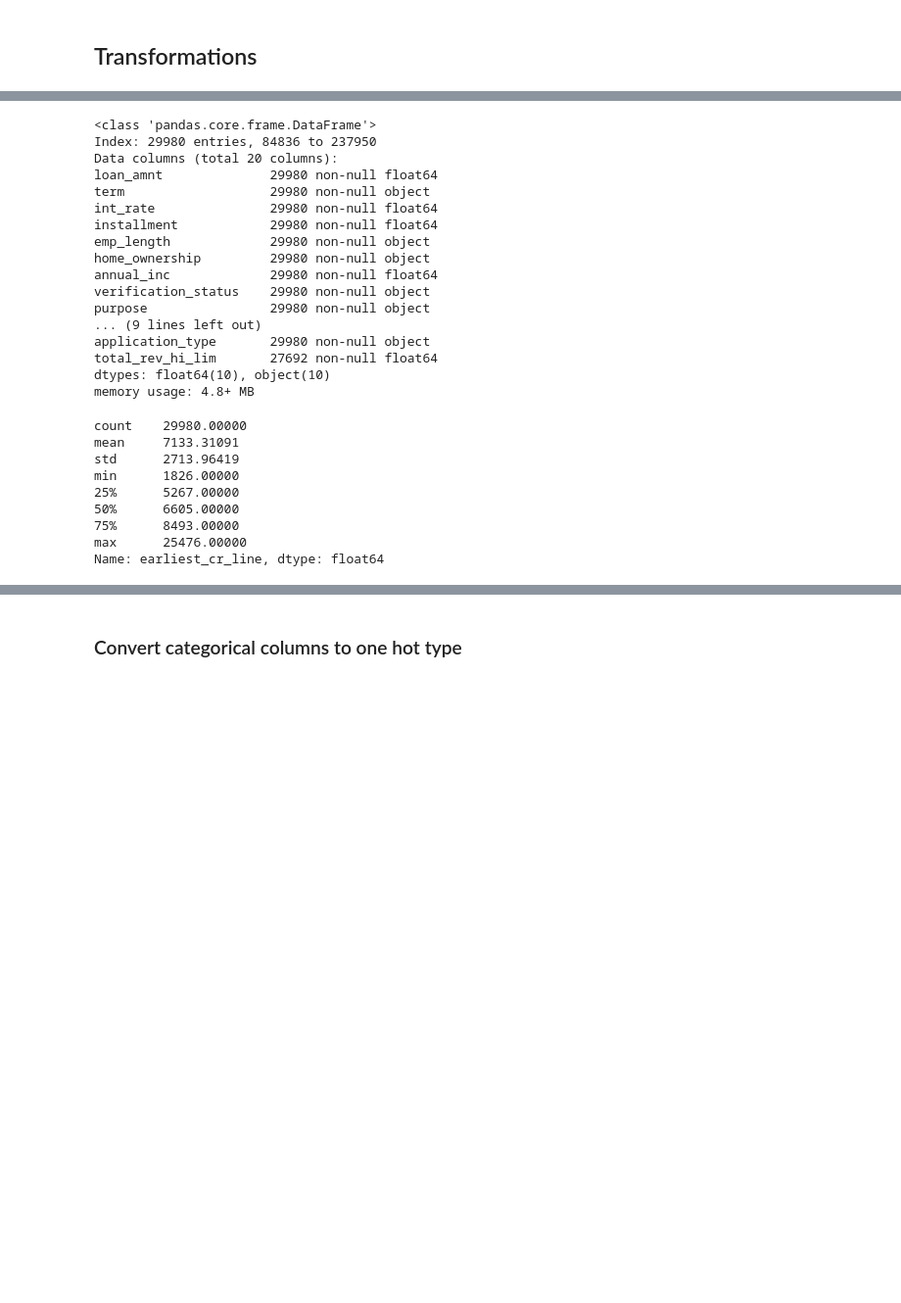
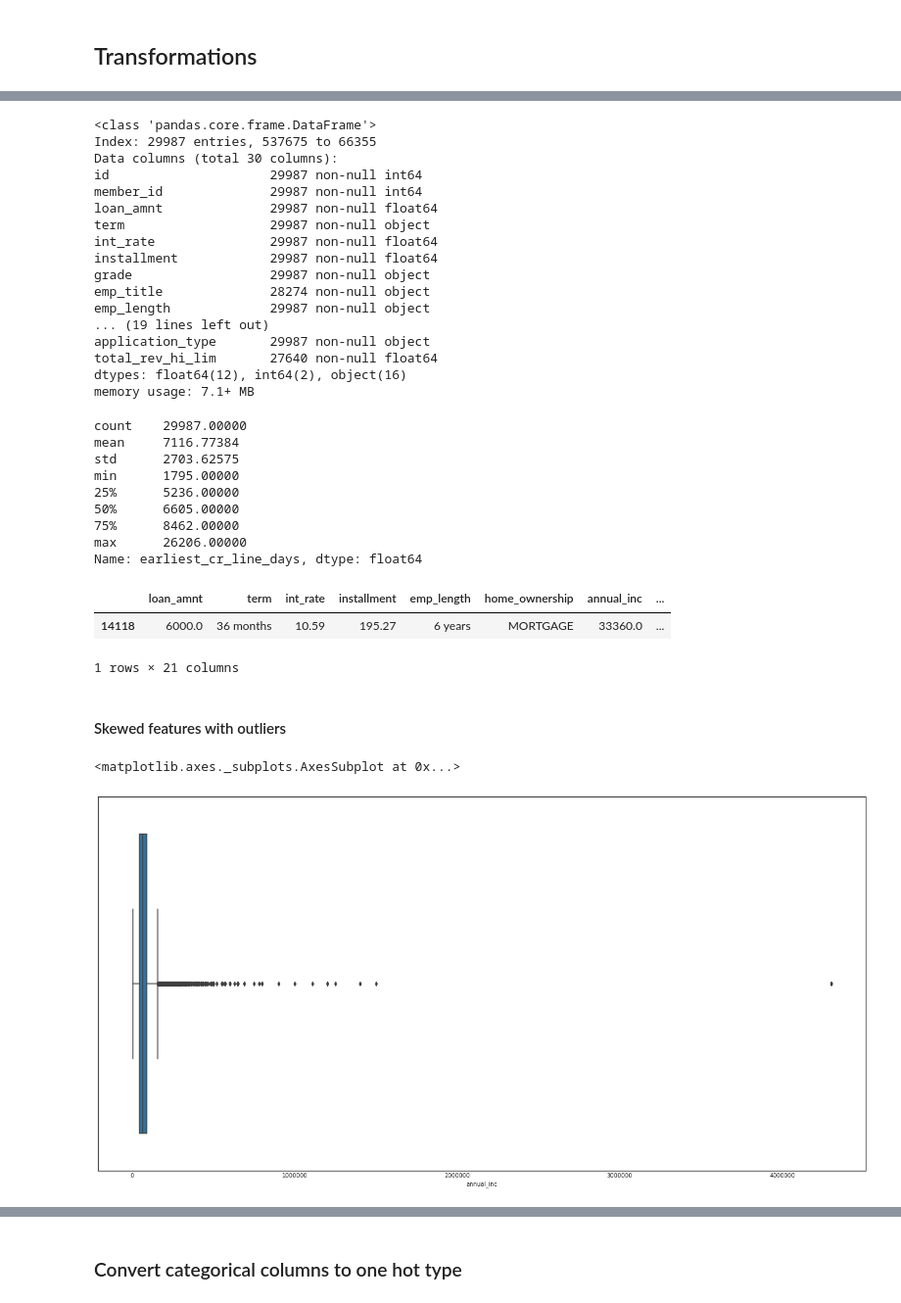
Before and after one commit to vijayshankarv/kaggle, a Jupyter notebook: lending-club/Lending-club-exploration.ipynb, the cells around one changed output, grey strips where cells are left out. Shown at 98% size. Cells and saved outputs as stored; diff of their text form; code cells hidden in the pictures; blank space fills up the shorter version.

Commit message:
More data cleaning and getting ready to model

```diff
--- a/lending-club/Lending-club-exploration.ipynb
+++ b/lending-club/Lending-club-exploration.ipynb
@@ -382,2 +411,2 @@ df_loan_app = sample_loan_df.drop(labels=future_imports, axis=1)
 # %%
-df_loan_app.columns
+df_loan_app = sample_loan_df
@@ -930,7 +943,7 @@ Index(['id', 'member_id', 'loan_amnt', 'term', 'int_rate', 'installment',
        'total_rev_hi_lim'],
       dtype='object')
 # %%
-drop_labels = ['il_util', 'all_util','url','desc','title',
+drop_labels = ['url','desc','title',
                'emp_title','issue_d','policy_code','grade','id','member_id','application_type']
 # %%
 df_loan_app.drop(labels=drop_labels,axis=1,inplace=True)
@@ -985,34 +997,47 @@ df_loan_app.dropna(axis=0,how='any',subset=['earliest_cr_line'],inplace=True)
 df_loan_app.info()
 # %% [output]
 <class 'pandas.core.frame.DataFrame'>
-Index: 29980 entries, 84836 to 237950
-Data columns (total 20 columns):
-loan_amnt              29980 non-null float64
-term                   29980 non-null object
-int_rate               29980 non-null float64
-installment            29980 non-null float64
-emp_length             29980 non-null object
-home_ownership         29980 non-null object
-annual_inc             29980 non-null float64
-verification_status    29980 non-null object
-purpose                29980 non-null object
-... (9 lines left out)
-application_type       29980 non-null object
-total_rev_hi_lim       27692 non-null float64
-dtypes: float64(10), object(10)
-memory usage: 4.8+ MB
+Index: 29987 entries, 537675 to 66355
+Data columns (total 30 columns):
+id                     29987 non-null int64
+member_id              29987 non-null int64
+loan_amnt              29987 non-null float64
+term                   29987 non-null object
+int_rate               29987 non-null float64
+installment            29987 non-null float64
+grade                  29987 non-null object
+emp_title              28274 non-null object
+emp_length             29987 non-null object
+... (19 lines left out)
+application_type       29987 non-null object
+total_rev_hi_lim       27640 non-null float64
+dtypes: float64(12), int64(2), object(16)
+memory usage: 7.1+ MB
 # %%
 df_loan_app['earliest_cr_line_days'] = df_loan_app['earliest_cr_line'].apply(
     lambda x: convert_cr_line_days(x))
 # %%
 df_loan_app['earliest_cr_line_days'].describe()
 # %% [output]
-count    29980.00000
-mean     7133.31091
-std      2713.96419
-min      1826.00000
-25%      5267.00000
+count    29987.00000
+mean     7116.77384
+std      2703.62575
+min      1795.00000
+25%      5236.00000
 50%      6605.00000
-75%      8493.00000
-max      25476.00000
-Name: earliest_cr_line, dtype: float64
+75%      8462.00000
+max      26206.00000
+Name: earliest_cr_line_days, dtype: float64
+# %%
+df_loan_app[df_loan_app['earliest_cr_line_days'] > 24000].head()
+# %% [output]
+|  | loan_amnt | term | int_rate | installment | emp_length | home_ownership | annual_inc | ... |
+| 14118 | 6000.0 | 36 months | 10.59 | 195.27 | 6 years | MORTGAGE | 33360.0 | ... |
+1 rows × 21 columns
+# %% [markdown]
+#### Skewed features with outliers
+# %%
+sns.boxplot(df_loan_app['annual_inc'])
+# %% [output]
+<matplotlib.axes._subplots.AxesSubplot at 0x...>
+[figure, added]
```
Also changed, not shown: parts of 35 cells of this notebook.
